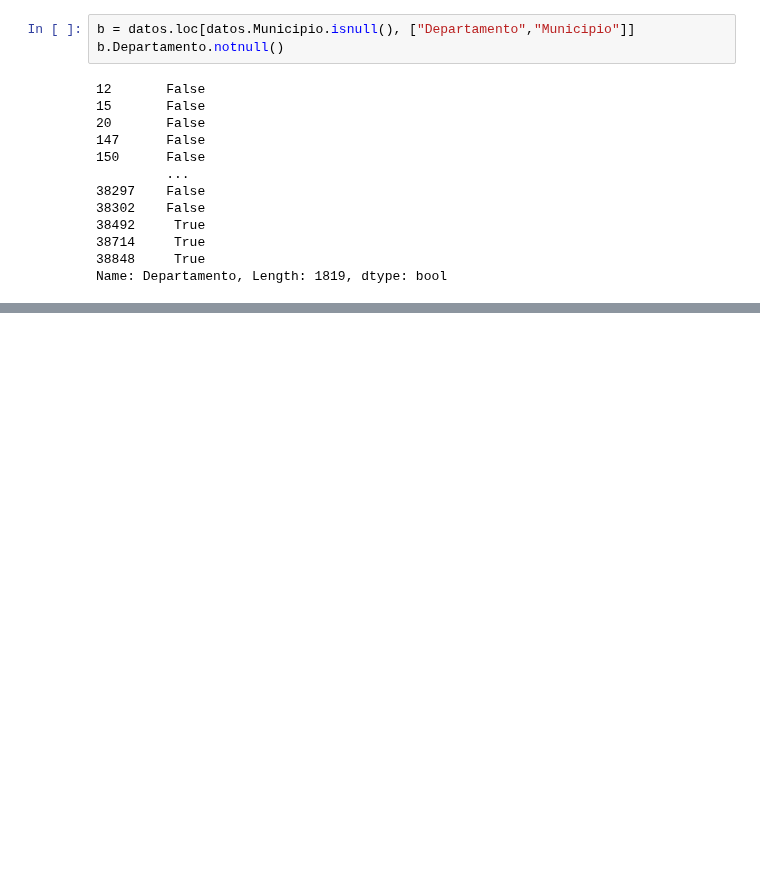
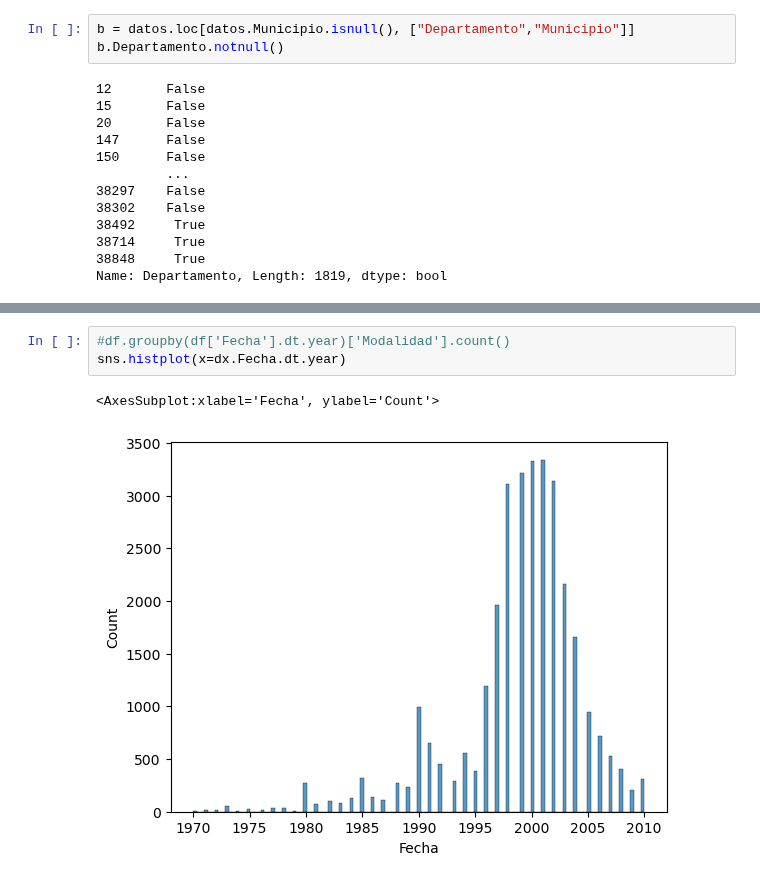
Before and after one commit to onavarrete04/Introduccion-Ciencia-Datos, a Jupyter notebook: Data Cleaning .ipynb, the cells around one changed output, grey strips where cells are left out. Saved outputs shown, nothing was run; the diff lists cells and outputs as text; blank space fills up the shorter version.

```diff
--- a/Data Cleaning .ipynb
+++ b/Data Cleaning .ipynb
@@ -131,0 +263,6 @@ Name: Departamento, Length: 1819, dtype: bool
+# %%
+#df.groupby(df['Fecha'].dt.year)['Modalidad'].count()
+sns.histplot(x=dx.Fecha.dt.year)
+# %% [output]
+<AxesSubplot:xlabel='Fecha', ylabel='Count'>
+[figure, added]
```
Also changed, not shown: parts of 19 cells of this notebook, 1 other file.
